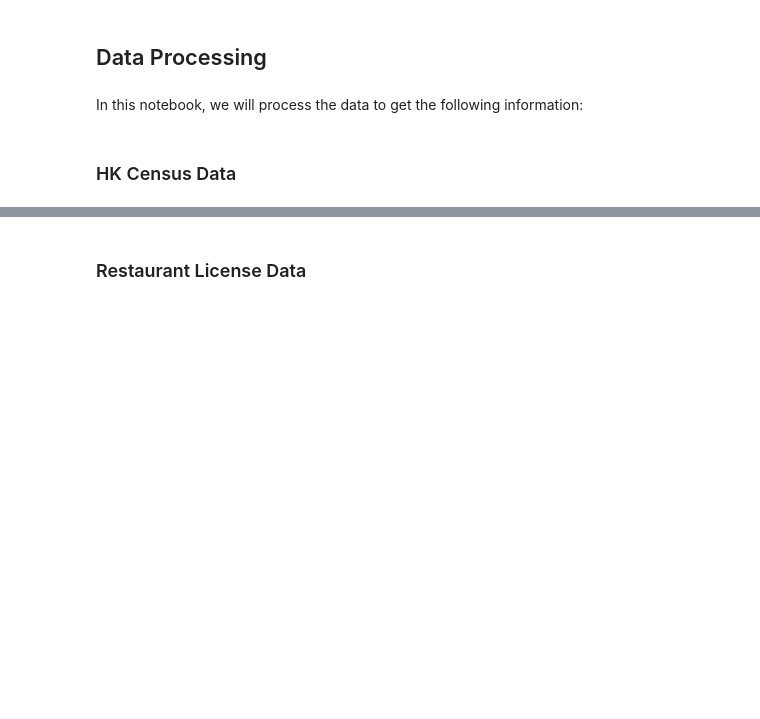
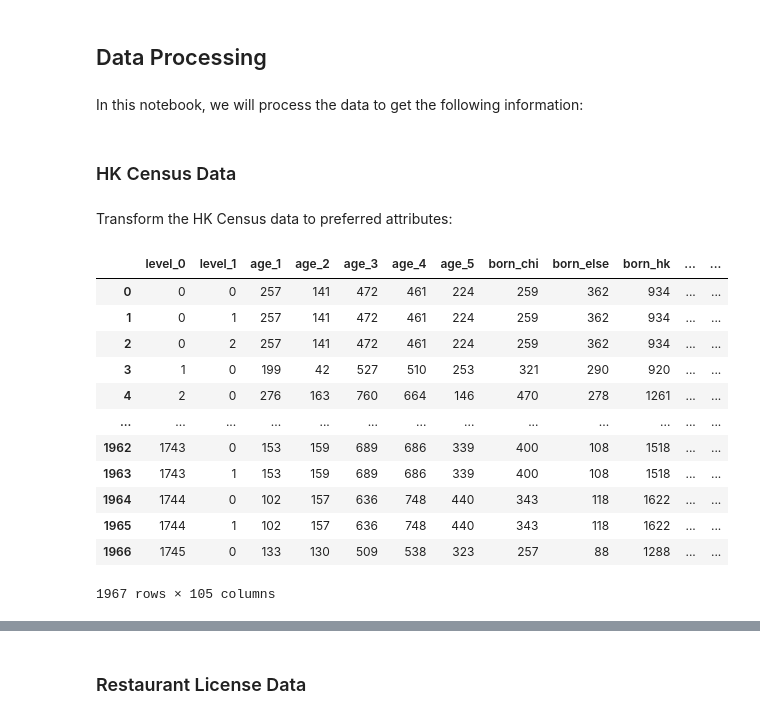
Before and after one commit to OTDHO000/beckyCOM6101_Group_Project, a Jupyter notebook: COM6101.ipynb, the cells around one changed output, grey strips where cells are left out. Cells and saved outputs as stored; diff of their text form; code cells hidden in the pictures; blank space fills up the shorter version.

```diff
--- a/COM6101.ipynb
+++ b/COM6101.ipynb
@@ -44,3 +44,25 @@ class transform_LSUG:
         return self.gpdf.to_file(self.output_path + '/LSUG_21C_lat_lng.json', driver='GeoJSON')
 
 transform_LSUG(gpdf).export()
+# %% [markdown]
+Transform the HK Census data to preferred attributes:
+# %%
+import geopandas as gpd
+
+LSUG = gpd.read_file('data/2021_census/LSUG_21C_lat_lng.json')
+LSUG_copy = LSUG.copy()
+LSUG_copy
+# %% [output]
+|  | level_0 | level_1 | age_1 | age_2 | age_3 | age_4 | age_5 | born_chi | born_else | born_hk | ... | ... |
+| 0 | 0 | 0 | 257 | 141 | 472 | 461 | 224 | 259 | 362 | 934 | ... | ... |
+| 1 | 0 | 1 | 257 | 141 | 472 | 461 | 224 | 259 | 362 | 934 | ... | ... |
+| 2 | 0 | 2 | 257 | 141 | 472 | 461 | 224 | 259 | 362 | 934 | ... | ... |
+| 3 | 1 | 0 | 199 | 42 | 527 | 510 | 253 | 321 | 290 | 920 | ... | ... |
+| 4 | 2 | 0 | 276 | 163 | 760 | 664 | 146 | 470 | 278 | 1261 | ... | ... |
+| ... | ... | ... | ... | ... | ... | ... | ... | ... | ... | ... | ... | ... |
+| 1962 | 1743 | 0 | 153 | 159 | 689 | 686 | 339 | 400 | 108 | 1518 | ... | ... |
+| 1963 | 1743 | 1 | 153 | 159 | 689 | 686 | 339 | 400 | 108 | 1518 | ... | ... |
+| 1964 | 1744 | 0 | 102 | 157 | 636 | 748 | 440 | 343 | 118 | 1622 | ... | ... |
+| 1965 | 1744 | 1 | 102 | 157 | 636 | 748 | 440 | 343 | 118 | 1622 | ... | ... |
+| 1966 | 1745 | 0 | 133 | 130 | 509 | 538 | 323 | 257 | 88 | 1288 | ... | ... |
+1967 rows × 105 columns
```
Also changed, not shown: parts of 21 cells of this notebook, 3 other files.
